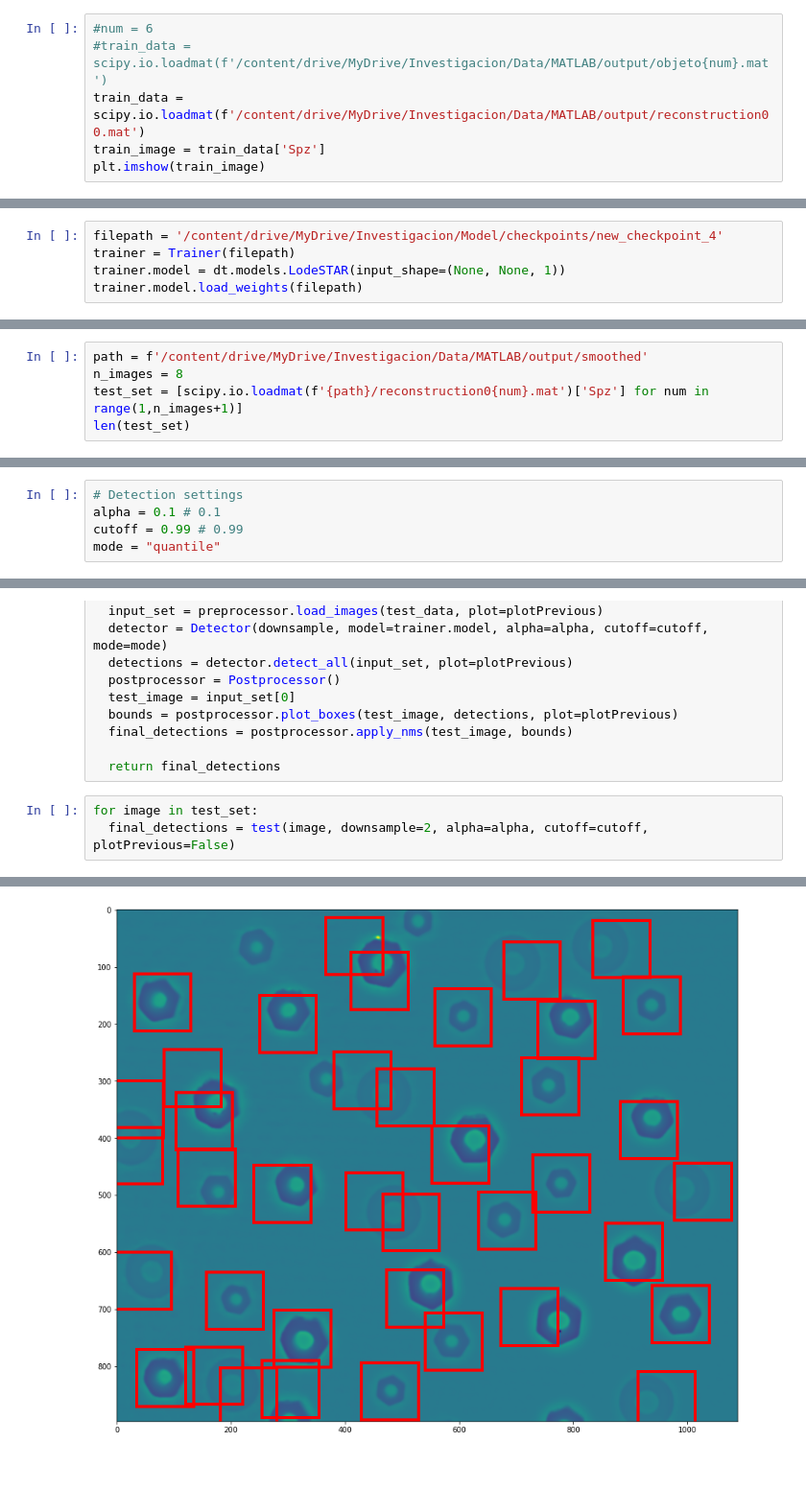
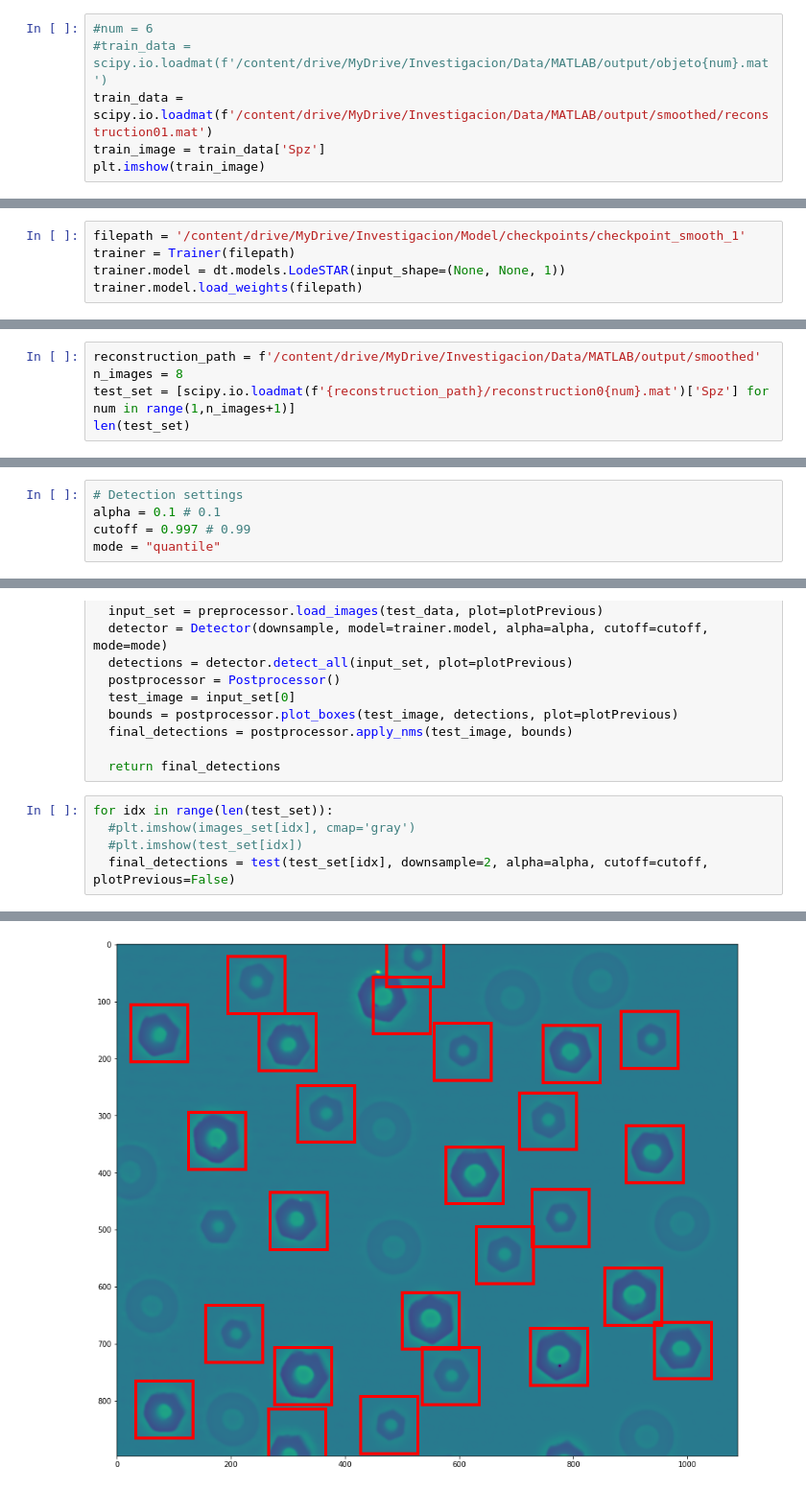
Before and after one commit to juanpb27/ssl_objects_detection, a Jupyter notebook: notebooks/3D_detection_and_counting.ipynb, the cells around one changed output, grey strips where cells are left out. Shown at 96% size. Saved outputs shown, nothing was run; the diff lists cells and outputs as text.

```diff
--- a/notebooks/3D_detection_and_counting.ipynb
+++ b/notebooks/3D_detection_and_counting.ipynb
@@ -296,7 +296,7 @@ class Postprocessor():
 # %%
 #num = 6
 #train_data = scipy.io.loadmat(f'/content/drive/MyDrive/Investigacion/Data/MATLAB/output/objeto{num}.mat')
-train_data = scipy.io.loadmat(f'/content/drive/MyDrive/Investigacion/Data/MATLAB/output/reconstruction00.mat')
+train_data = scipy.io.loadmat(f'/content/drive/MyDrive/Investigacion/Data/MATLAB/output/smoothed/reconstruction01.mat')
 train_image = train_data['Spz']
 plt.imshow(train_image)
 # %% [output]
@@ -357,7 +357,7 @@ trainer.plot_performance(history)
 # %% [markdown]
 # Load pre-trained weights
 # %%
-filepath = '/content/drive/MyDrive/Investigacion/Model/checkpoints/new_checkpoint_4'
+filepath = '/content/drive/MyDrive/Investigacion/Model/checkpoints/checkpoint_smooth_1'
 trainer = Trainer(filepath)
 trainer.model = dt.models.LodeSTAR(input_shape=(None, None, 1))
 trainer.model.load_weights(filepath)
@@ -368,14 +373,14 @@ trainer.model.load_weights(filepath)
 # %%
-path = f'/content/drive/MyDrive/Investigacion/Data/MATLAB/output/smoothed'
+reconstruction_path = f'/content/drive/MyDrive/Investigacion/Data/MATLAB/output/smoothed'
 n_images = 8
-test_set = [scipy.io.loadmat(f'{path}/reconstruction0{num}.mat')['Spz'] for num in range(1,n_images+1)]
+test_set = [scipy.io.loadmat(f'{reconstruction_path}/reconstruction0{num}.mat')['Spz'] for num in range(1,n_images+1)]
 len(test_set)
 # %% [output]
 8
 # %%
 # Detection settings
 alpha = 0.1 # 0.1
-cutoff = 0.99 # 0.99
+cutoff = 0.997 # 0.99
 mode = "quantile"
 # %%
 def test(test_data, alpha=0.1, downsample=1, cutoff=0.99, mode="quantile", plotPrevious=True):
@@ -390,6 +395,8 @@ def test(test_data, alpha=0.1, downsample=1, cutoff=0.99, mode="quantile", plotP
 
   return final_detections
 # %%
-for image in test_set:
-  final_detections = test(image, downsample=2, alpha=alpha, cutoff=cutoff, plotPrevious=False)
+for idx in range(len(test_set)):
+  #plt.imshow(images_set[idx], cmap='gray')
+  #plt.imshow(test_set[idx])
+  final_detections = test(test_set[idx], downsample=2, alpha=alpha, cutoff=cutoff, plotPrevious=False)
 # %% [output]
@@ -417 +424 @@ for image in test_set:
-[figure, old version]
+[figure, new version]
```
Also changed, not shown: parts of 11 cells of this notebook, 2 other files.
